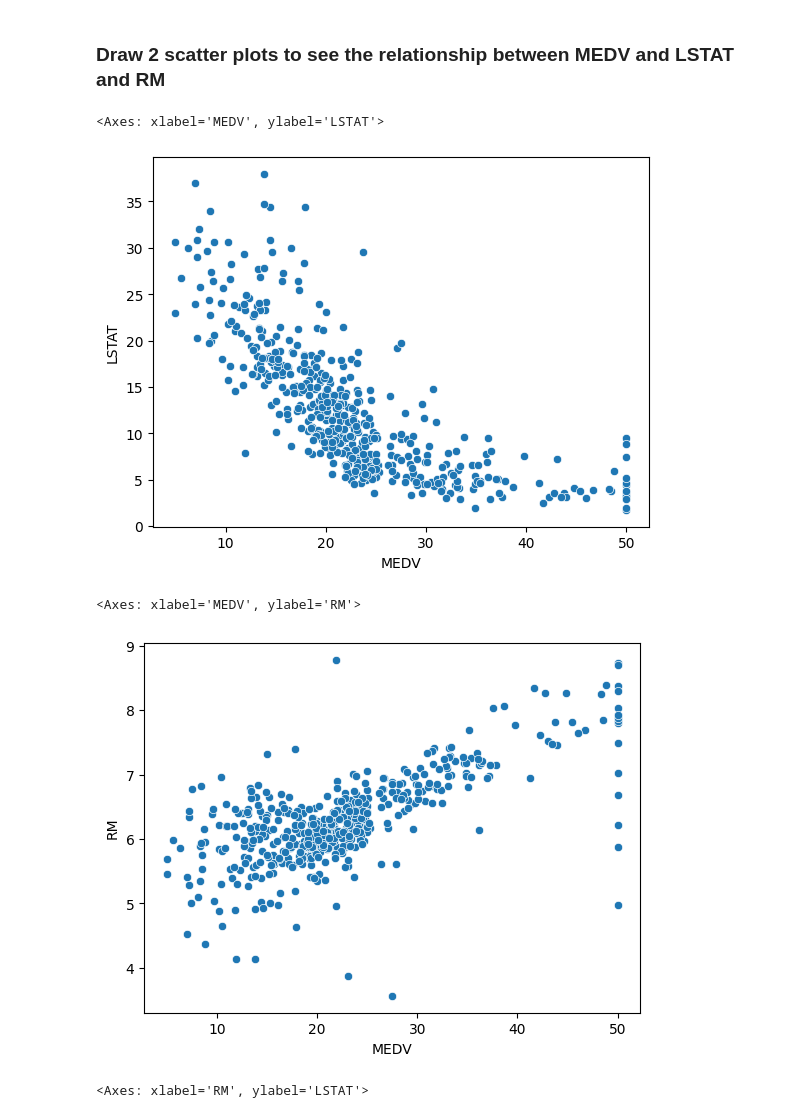
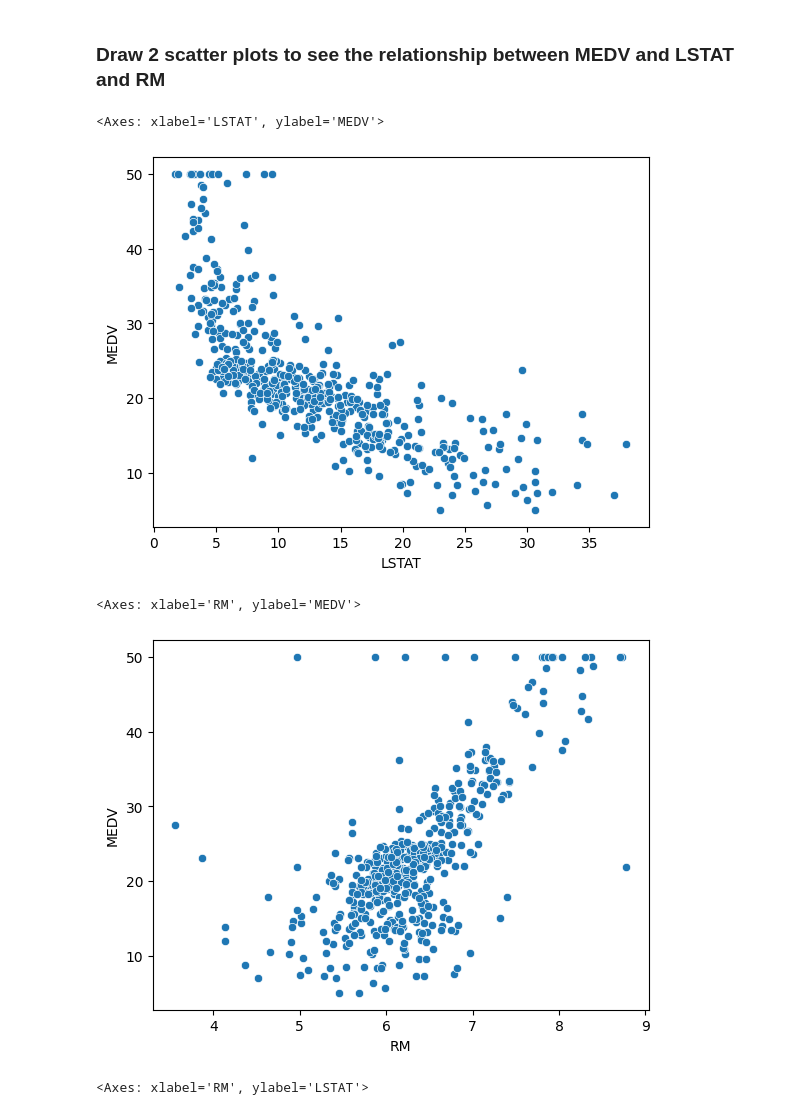
Before and after one commit to SergioMartinezRico/Bootcamp_Data_Science, a Jupyter notebook: 1025_DS_VITORIA/3-Machine_Learning/1-Supervisado/1-Regression/2-Polynomial_Regression/ejercicios/3 Polynomial_Regression.ipynb, the cells around one changed output. Drawn from its saved outputs; the diff is of its cells as text; code cells hidden in the pictures.

```diff
--- a/1025_DS_VITORIA/3-Machine_Learning/1-Supervisado/1-Regression/2-Polynomial_Regression/ejercicios/3 Polynomial_Regression.ipynb
+++ b/1025_DS_VITORIA/3-Machine_Learning/1-Supervisado/1-Regression/2-Polynomial_Regression/ejercicios/3 Polynomial_Regression.ipynb
@@ -122,15 +122,15 @@ df = df.drop('RAD', axis=1)
 # %% [markdown]
 ### Draw 2 scatter plots to see the relationship between **MEDV** and **LSTAT** and **RM**
 # %%
-sns.scatterplot(data=df, x = "MEDV", y = "LSTAT")
+sns.scatterplot(data=df, x = "LSTAT", y = "MEDV")
 # %% [output]
-<Axes: xlabel='MEDV', ylabel='LSTAT'>
+<Axes: xlabel='LSTAT', ylabel='MEDV'>
-[figure, old version]
+[figure, new version]
 # %%
-sns.scatterplot(data=df, x = "MEDV", y = "RM")
+sns.scatterplot(data=df,  x = "RM", y = "MEDV")
 # %% [output]
-<Axes: xlabel='MEDV', ylabel='RM'>
+<Axes: xlabel='RM', ylabel='MEDV'>
-[figure, old version]
+[figure, new version]
 # %%
 sns.scatterplot(data=df, x = "RM", y = "LSTAT")
 # %% [output]
```
Also changed, not shown: parts of 1 cell of this notebook, 13 other files.
